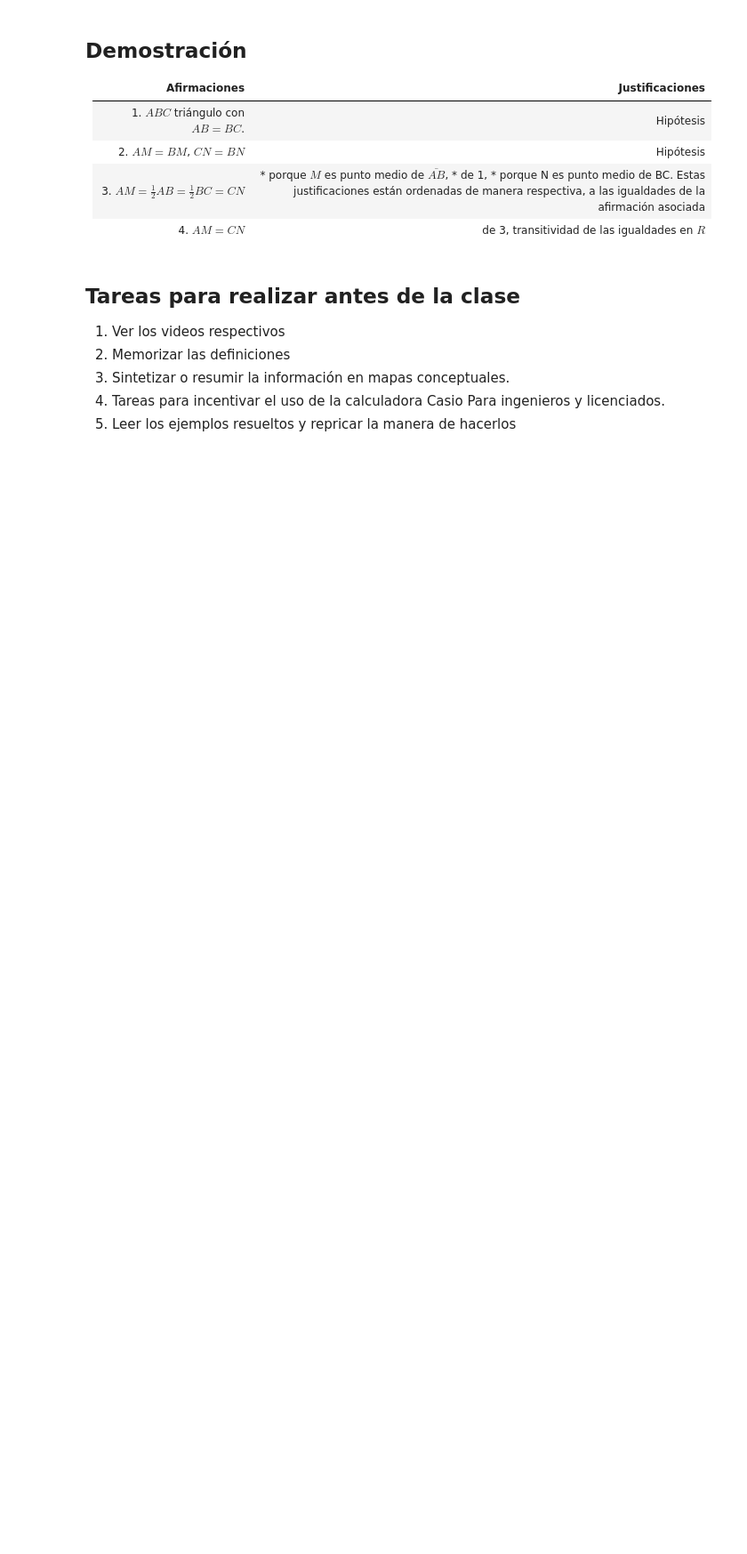
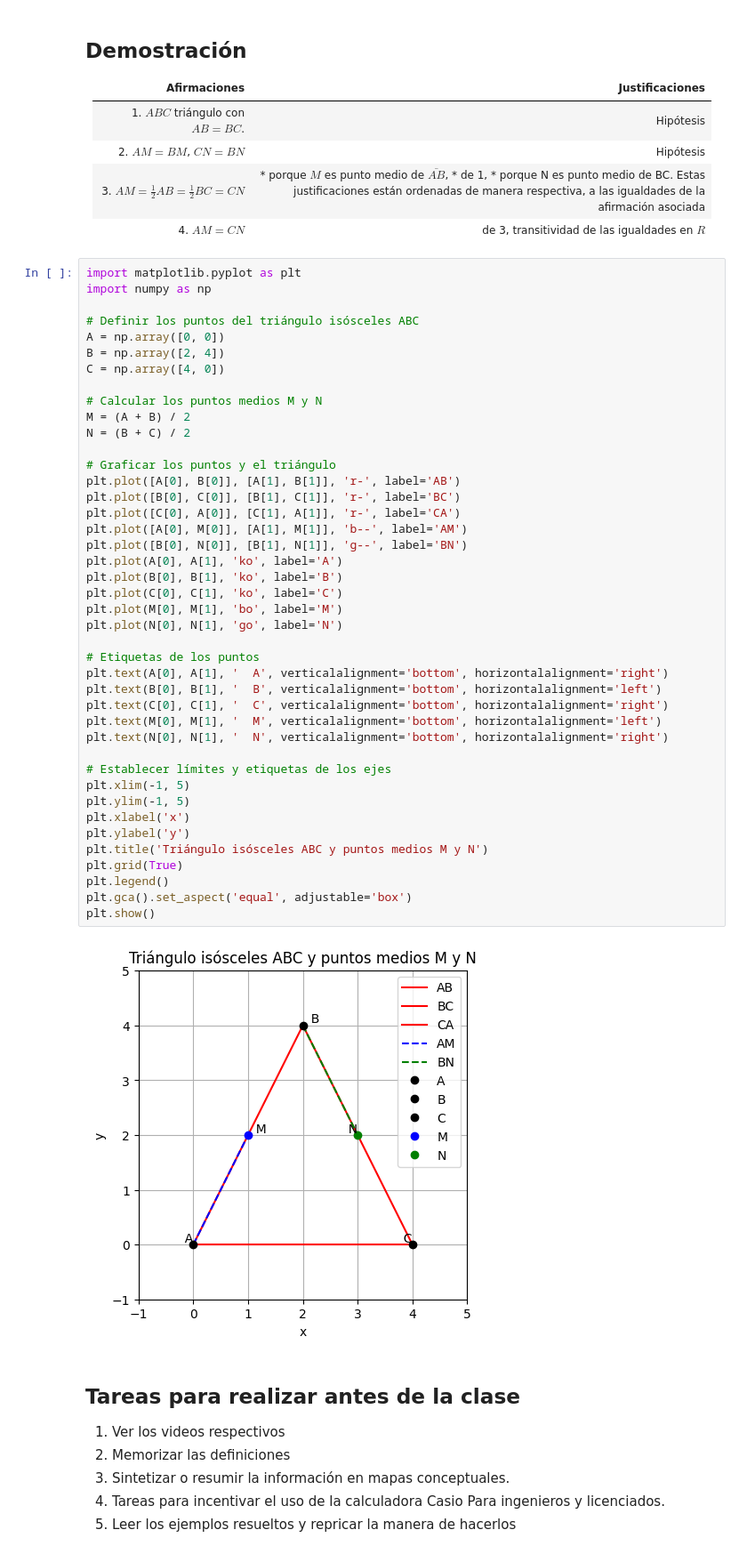
Before and after one commit to marco-canas/13_geo_euclidiana, a Jupyter notebook: 1_triangulos/estudio_de_los_triangulos.ipynb, the cells around one changed output. Shown: that part at 89% size. Drawn from its saved outputs; the diff is of its cells as text; blank space fills up the shorter version.

Commit message:
gráfico hecho en matplotlib

```diff
--- a/1_triangulos/estudio_de_los_triangulos.ipynb
+++ b/1_triangulos/estudio_de_los_triangulos.ipynb
@@ -128,6 +134,50 @@ Sea $\Delta ABC$ un triángulo isósceles con vértice en B. Sean también $M$ y
 |2. $AM = BM$, $CN = BN$|Hipótesis|
 |3. $AM = \frac{1}{2}AB = \frac{1}{2}BC = CN $|* porque $M$ es punto medio de $\bar{AB}$, * de 1, *  porque N es punto medio de BC. Estas justificaciones están ordenadas de manera respectiva, a las igualdades de la afirmación asociada |
 |4. $AM = CN$|de 3, transitividad de las igualdades en $R$|
+# %%
+import matplotlib.pyplot as plt
+import numpy as np
+
+# Definir los puntos del triángulo isósceles ABC
+A = np.array([0, 0])
+B = np.array([2, 4])
+C = np.array([4, 0])
+
+# Calcular los puntos medios M y N
+M = (A + B) / 2
+N = (B + C) / 2
+
+# Graficar los puntos y el triángulo
+plt.plot([A[0], B[0]], [A[1], B[1]], 'r-', label='AB')
+plt.plot([B[0], C[0]], [B[1], C[1]], 'r-', label='BC')
+plt.plot([C[0], A[0]], [C[1], A[1]], 'r-', label='CA')
+plt.plot([A[0], M[0]], [A[1], M[1]], 'b--', label='AM')
+plt.plot([B[0], N[0]], [B[1], N[1]], 'g--', label='BN')
+plt.plot(A[0], A[1], 'ko', label='A')
+plt.plot(B[0], B[1], 'ko', label='B')
+plt.plot(C[0], C[1], 'ko', label='C')
+plt.plot(M[0], M[1], 'bo', label='M')
+plt.plot(N[0], N[1], 'go', label='N')
+
+# Etiquetas de los puntos
+plt.text(A[0], A[1], '  A', verticalalignment='bottom', horizontalalignment='right')
+plt.text(B[0], B[1], '  B', verticalalignment='bottom', horizontalalignment='left')
+plt.text(C[0], C[1], '  C', verticalalignment='bottom', horizontalalignment='right')
+plt.text(M[0], M[1], '  M', verticalalignment='bottom', horizontalalignment='left')
+plt.text(N[0], N[1], '  N', verticalalignment='bottom', horizontalalignment='right')
+
+# Establecer límites y etiquetas de los ejes
+plt.xlim(-1, 5)
+plt.ylim(-1, 5)
+plt.xlabel('x')
+plt.ylabel('y')
+plt.title('Triángulo isósceles ABC y puntos medios M y N')
+plt.grid(True)
+plt.legend()
+plt.gca().set_aspect('equal', adjustable='box')
+plt.show()
+# %% [output]
+[figure, added]
 # %% [markdown]
 ## Tareas para realizar antes de la clase
 
```
Also changed, not shown: parts of 7 cells of this notebook.
